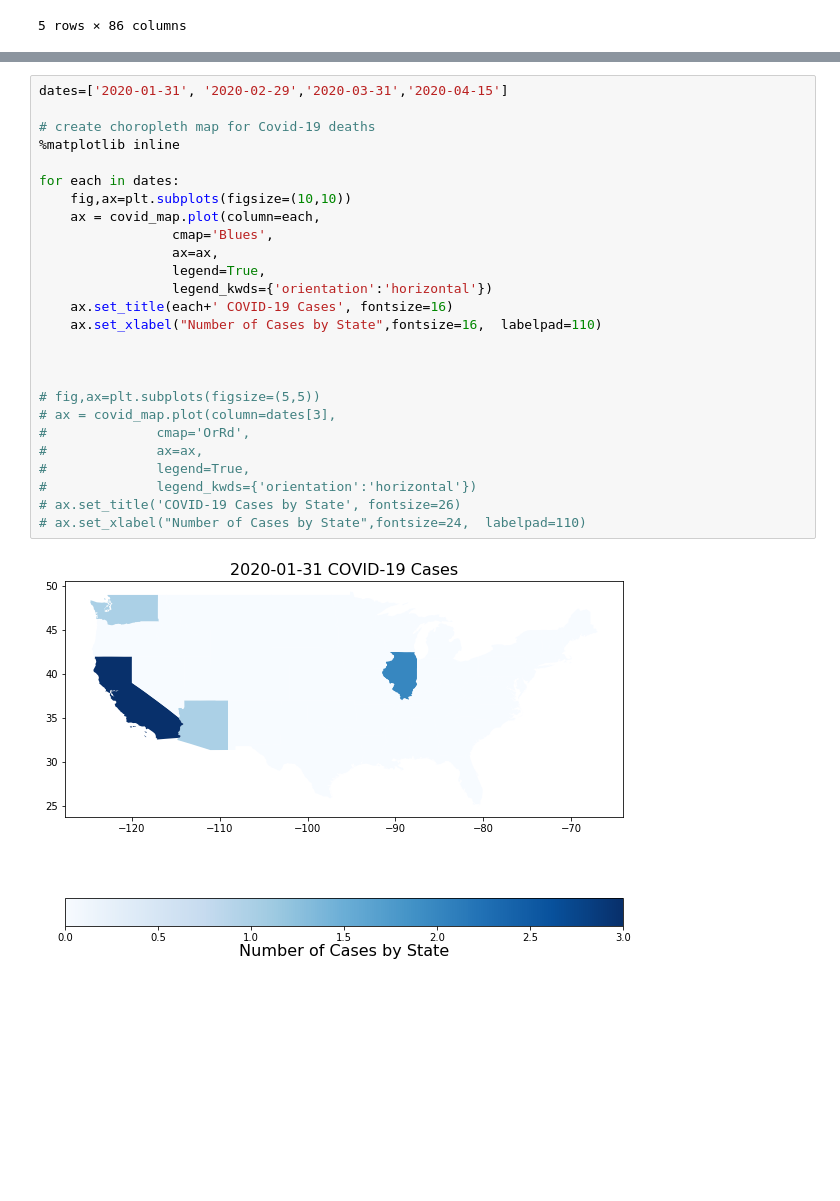
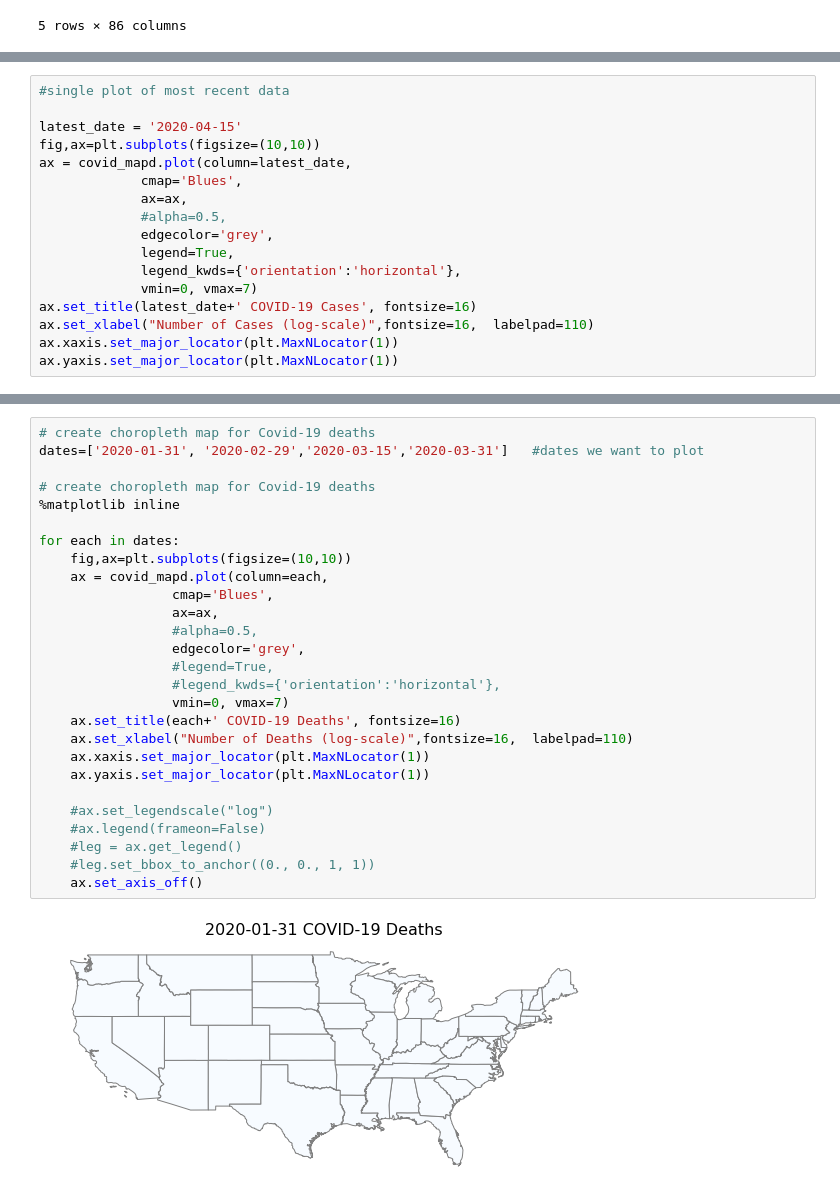
Before and after one commit to CSJohnLee/COVID19_Project, a Jupyter notebook: Lee_EDA.ipynb, the cells around one changed output, grey strips where cells are left out. Drawn from its saved outputs; the diff is of its cells as text; blank space fills up the shorter version.

```diff
--- a/Lee_EDA.ipynb
+++ b/Lee_EDA.ipynb
@@ -472,0 +524,17 @@ covid_map.head()
+# %%
+#single plot of most recent data
+
+latest_date = '2020-04-15'
+fig,ax=plt.subplots(figsize=(10,10))
+ax = covid_mapd.plot(column=latest_date,
+             cmap='Blues',
+             ax=ax,
+             #alpha=0.5,
+             edgecolor='grey',
+             legend=True,
+             legend_kwds={'orientation':'horizontal'},
+             vmin=0, vmax=7)
+ax.set_title(latest_date+' COVID-19 Cases', fontsize=16)
+ax.set_xlabel("Number of Cases (log-scale)",fontsize=16,  labelpad=110)
+ax.xaxis.set_major_locator(plt.MaxNLocator(1))
+ax.yaxis.set_major_locator(plt.MaxNLocator(1))
@@ -473,28 +543,29 @@ covid_map.head()
 # %%
-dates=['2020-01-31', '2020-02-29','2020-03-31','2020-04-15']
+# create choropleth map for Covid-19 deaths
+dates=['2020-01-31', '2020-02-29','2020-03-15','2020-03-31']   #dates we want to plot
 
 # create choropleth map for Covid-19 deaths
 %matplotlib inline
 
 for each in dates:
     fig,ax=plt.subplots(figsize=(10,10))
-    ax = covid_map.plot(column=each,
+    ax = covid_mapd.plot(column=each,
                  cmap='Blues',
                  ax=ax,
-                 legend=True,
-                 legend_kwds={'orientation':'horizontal'})
-    ax.set_title(each+' COVID-19 Cases', fontsize=16)
-    ax.set_xlabel("Number of Cases by State",fontsize=16,  labelpad=110)
+                 #alpha=0.5,
+                 edgecolor='grey',
+                 #legend=True,
+                 #legend_kwds={'orientation':'horizontal'},
+                 vmin=0, vmax=7)
+    ax.set_title(each+' COVID-19 Deaths', fontsize=16)
+    ax.set_xlabel("Number of Deaths (log-scale)",fontsize=16,  labelpad=110)
+    ax.xaxis.set_major_locator(plt.MaxNLocator(1))
+    ax.yaxis.set_major_locator(plt.MaxNLocator(1))
 
-
-
-# fig,ax=plt.subplots(figsize=(5,5))
-# ax = covid_map.plot(column=dates[3],
-#              cmap='OrRd',
-#              ax=ax,
-#              legend=True,
-#              legend_kwds={'orientation':'horizontal'})
-# ax.set_title('COVID-19 Cases by State', fontsize=26)
-# ax.set_xlabel("Number of Cases by State",fontsize=24,  labelpad=110)
+    #ax.set_legendscale("log")
+    #ax.legend(frameon=False)
+    #leg = ax.get_legend()
+    #leg.set_bbox_to_anchor((0., 0., 1, 1))
+    ax.set_axis_off()
 # %% [output]
-[figure, old version]
+[figure, new version]
```
Also changed, not shown: parts of 17 cells of this notebook, 2 other files.
